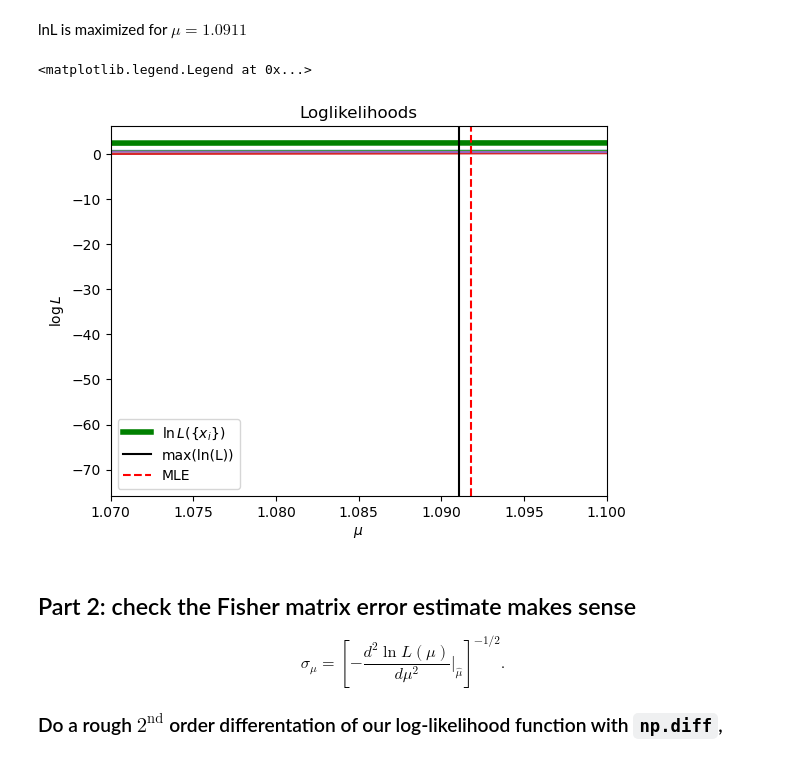
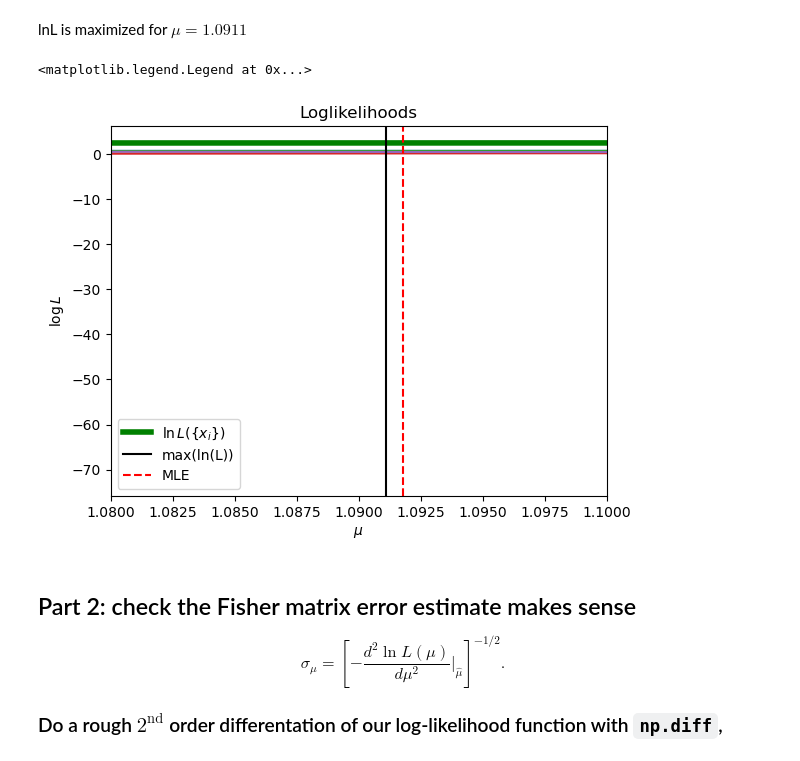
Before and after one commit to SimoneArienti/astrostatistics_bicocca_2024, a Jupyter notebook: working/Ex 06 Position of a Quasar.ipynb, the cells around one changed output. Saved outputs shown, nothing was run; the diff lists cells and outputs as text; code cells hidden in the pictures.

```diff
--- a/working/Ex 06 Position of a Quasar.ipynb
+++ b/working/Ex 06 Position of a Quasar.ipynb
@@ -74,18 +74,18 @@ lnL is maximized for $\mu = 1.0911$
 # %%
 for i in range(N):
     plt.plot(x_i, np.log(Ls[i]))
 
 plt.plot(x_i, np.log(L), color='green', linewidth=4, label=r'$\ln L(\{x_i\})$' )
 plt.axvline(x = x_i[max_logL_index], color='black', linestyle='-', label='max(ln(L))')
 plt.axvline(x=ML_estimator, color='red', linestyle='--', label='MLE')
 plt.xlabel(fr'$\mu$')
 plt.ylabel(fr'$\log L$')
 plt.title('Loglikelihoods')
-plt.xlim(1.07, 1.1)
+plt.xlim(1.08, 1.10)
 plt.legend()
 # %% [output]
 <matplotlib.legend.Legend at 0x...>
-[figure, old version]
+[figure, new version]
 # %% [markdown]
 ## Part 2: check the Fisher matrix error estimate makes sense
 
```
Also changed, not shown: parts of 2 cells of this notebook.
